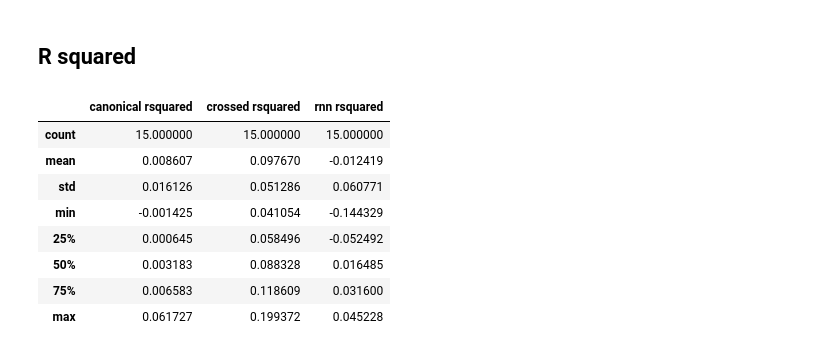
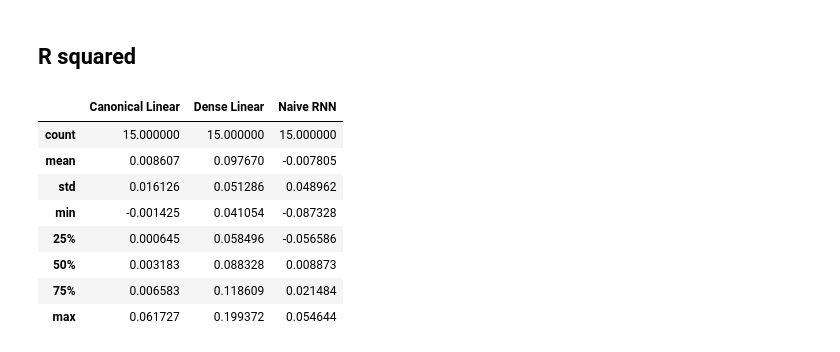
Before and after one commit to Jake-Jay/mushroom-body-models, a Jupyter notebook: RNN/train_rnn.ipynb, the cells around one changed output. Saved outputs shown, nothing was run; the diff lists cells and outputs as text; code cells hidden in the pictures.

```diff
--- a/RNN/train_rnn.ipynb
+++ b/RNN/train_rnn.ipynb
@@ -49,7 +49,7 @@ hparams = {
     'batch_size': 64,
     'lr': 0.0001,
     'non_linearity': 'tanh',
-    'max_epochs': 25,
+    'max_epochs': 20,
     'min_epochs': 1
 }
 # %% [markdown]
@@ -58,7 +58,7 @@ hparams = {
 train_dataloader = DataLoader(
     train_dataset,
     batch_size=hparams['batch_size'],
-    shuffle=False,
+    shuffle=True,
     num_workers=4
 )
 
@@ -368,30 +399,30 @@ for i, lobe in enumerate(lobes):
 # %%
 RESULTS_DIR = Path('../results')
 
 with open( RESULTS_DIR / 'canonical_linear_model_testing_data_rsquared.json', "r") as file:
     rsquared_canonical = json.load(file)
 
 with open( RESULTS_DIR / 'crossed_linear_model_testing_data_rsquared.json', "r") as file:
     rsquared_crossed = json.load(file)
 
 rsquared_df = pd.concat(
     [
-        pd.Series(rsquared_canonical, name='canonical rsquared'),
-        pd.Series(rsquared_crossed, name='crossed rsquared'),
-        pd.Series(r_squared_rnn, name='rnn rsquared')
+        pd.Series(rsquared_canonical, name='Canonical Linear'),
+        pd.Series(rsquared_crossed, name='Dense Linear'),
+        pd.Series(r_squared_rnn, name='Naive RNN')
     ],
     axis=1
 )
 
 
 rsquared_df.describe()
 # %% [output]
-|  | canonical rsquared | crossed rsquared | rnn rsquared |
+|  | Canonical Linear | Dense Linear | Naive RNN |
 | count | 15.000000 | 15.000000 | 15.000000 |
-| mean | 0.008607 | 0.097670 | -0.012419 |
-| std | 0.016126 | 0.051286 | 0.060771 |
-| min | -0.001425 | 0.041054 | -0.144329 |
-| 25% | 0.000645 | 0.058496 | -0.052492 |
-| 50% | 0.003183 | 0.088328 | 0.016485 |
-| 75% | 0.006583 | 0.118609 | 0.031600 |
-| max | 0.061727 | 0.199372 | 0.045228 |
+| mean | 0.008607 | 0.097670 | -0.007805 |
+| std | 0.016126 | 0.051286 | 0.048962 |
+| min | -0.001425 | 0.041054 | -0.087328 |
+| 25% | 0.000645 | 0.058496 | -0.056586 |
+| 50% | 0.003183 | 0.088328 | 0.008873 |
+| 75% | 0.006583 | 0.118609 | 0.021484 |
+| max | 0.061727 | 0.199372 | 0.054644 |
```
Also changed, not shown: parts of 17 cells of this notebook, 12 other files.
